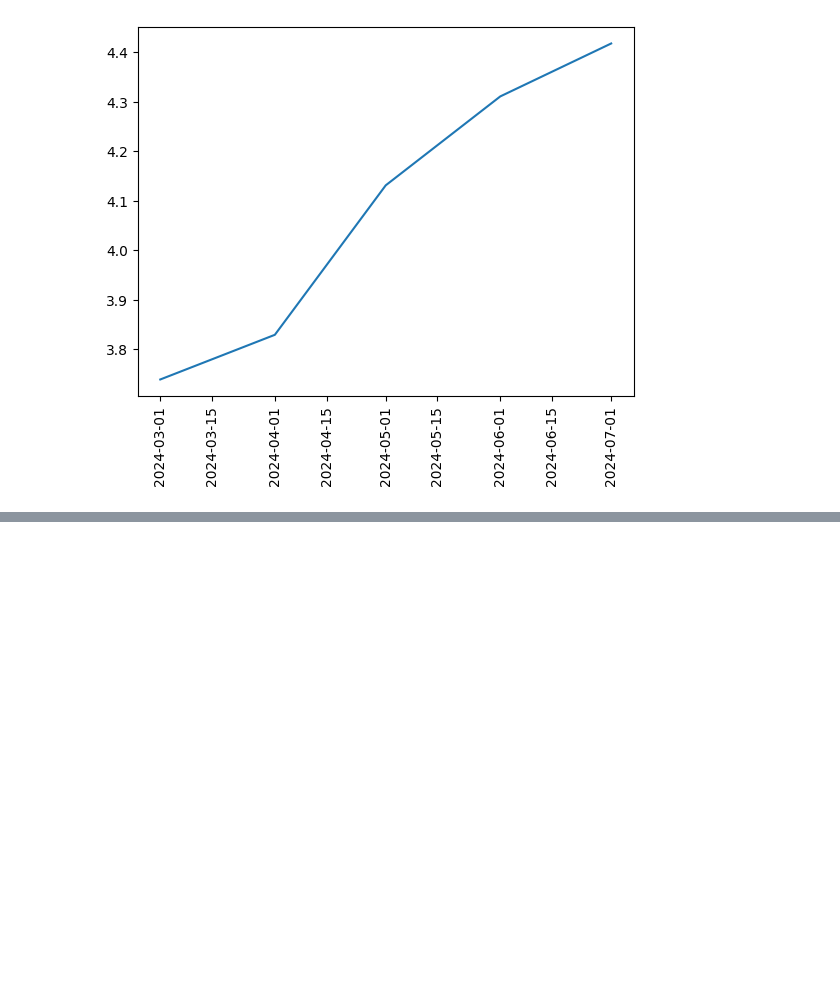
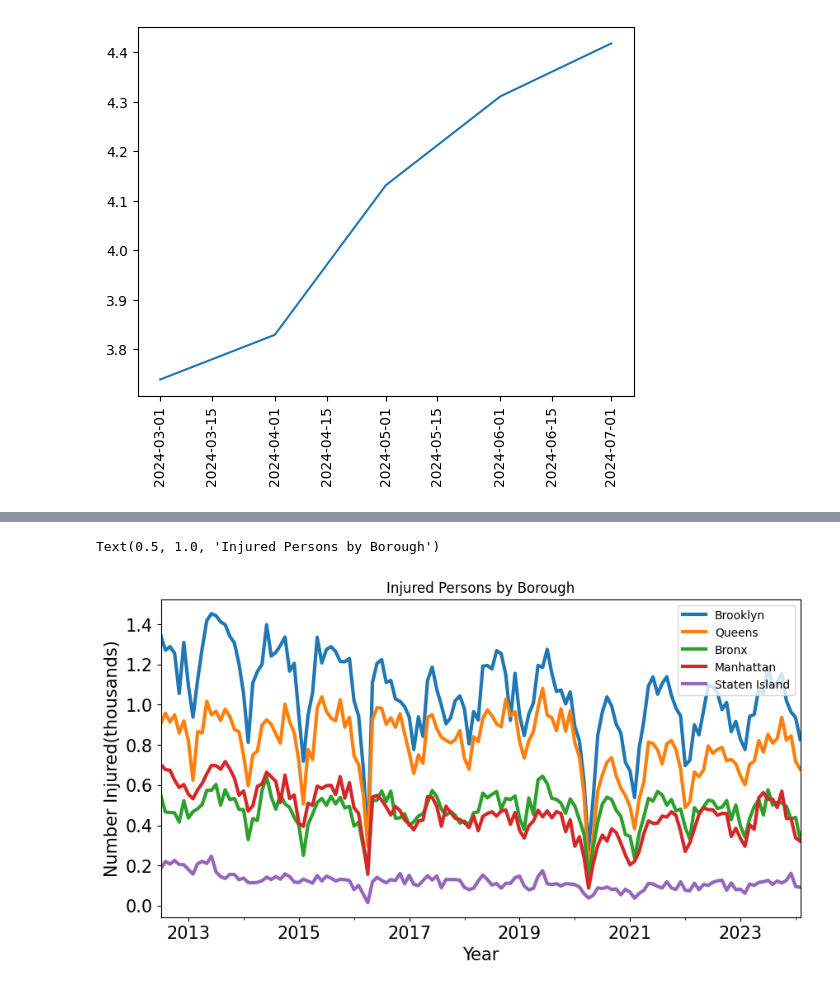
Before and after one commit to Y24-Y3/BigDataProject, a Jupyter notebook: NYC_Crashers.ipynb, the cells around one changed output, grey strips where cells are left out. Cells and saved outputs as stored; diff of their text form; code cells hidden in the pictures; blank space fills up the shorter version.

```diff
--- a/NYC_Crashers.ipynb
+++ b/NYC_Crashers.ipynb
@@ -548,0 +572,13 @@ plt.xticks(rotation=90)
+# %%
+brook_df['num_injured(thousands)'].plot(figsize=(10,5), linewidth=3, fontsize=15)
+queen_df['num_injured(thousands)'].plot(figsize=(10,5), linewidth=3, fontsize=15)
+bronx_df['num_injured(thousands)'].plot(figsize=(10,5), linewidth=3, fontsize=15)
+man_df['num_injured(thousands)'].plot(figsize=(10,5), linewidth=3, fontsize=15)
+statIsl_df['num_injured(thousands)'].plot(figsize=(10,5), linewidth=3, fontsize=15)
+plt.xlabel('Year', fontsize=15);
+plt.ylabel('Number Injured(thousands)', fontsize=15);
+plt.legend(('Brooklyn','Queens','Bronx','Manhattan','Staten Island'))
+plt.title("Injured Persons by Borough")
+# %% [output]
+Text(0.5, 1.0, 'Injured Persons by Borough')
+[figure, added]
```
Also changed, not shown: parts of 24 cells of this notebook.
